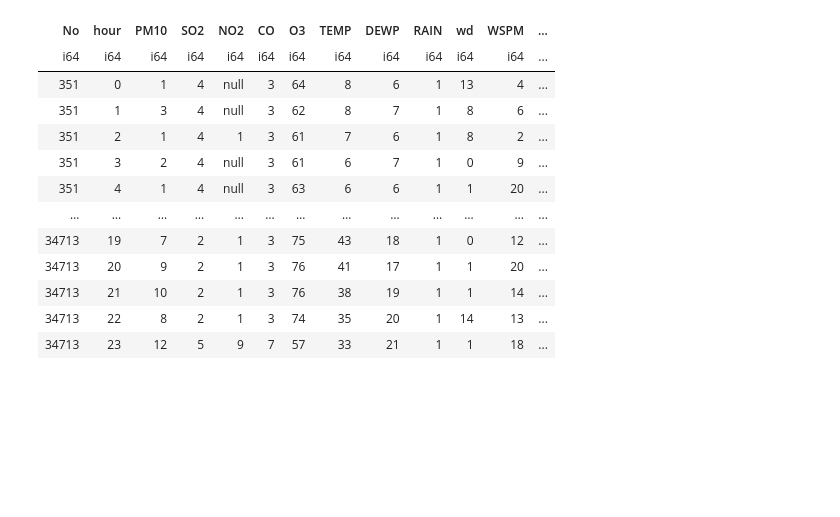
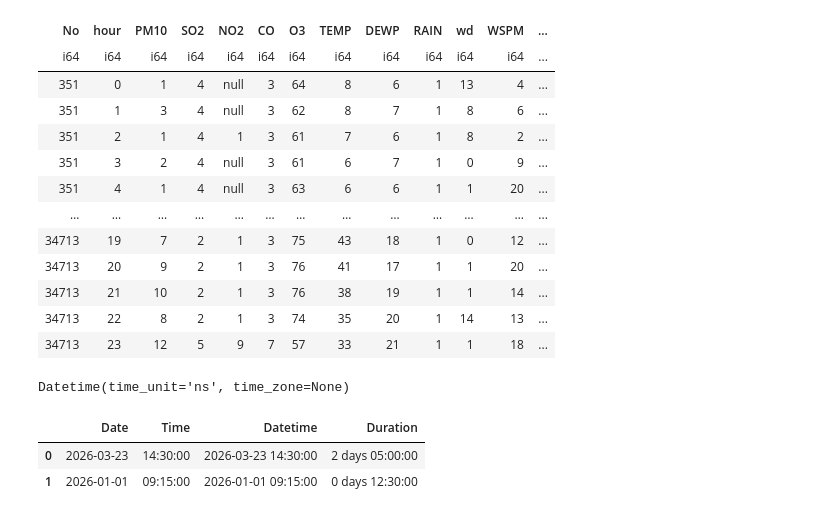
Before and after one commit to rzambrano1/tabular_nn, a Jupyter notebook: notebooks/tabular_argn.ipynb, the cells around one changed output. Drawn from its saved outputs; the diff is of its cells as text; code cells hidden in the pictures; blank space fills up the shorter version.

```diff
--- a/notebooks/tabular_argn.ipynb
+++ b/notebooks/tabular_argn.ipynb
@@ -1442,3 +1442,9 @@ shape: (35_064, 36)
 | 34713 | 21 | 10 | 2 | 1 | 3 | 76 | 38 | 19 | 1 | 1 | 14 | ... |
 | 34713 | 22 | 8 | 2 | 1 | 3 | 74 | 35 | 20 | 1 | 14 | 13 | ... |
 | 34713 | 23 | 12 | 5 | 9 | 7 | 57 | 33 | 21 | 1 | 1 | 18 | ... |
+# %%
+df_pl = pl.from_pandas(beijing_data_test._raw_data)
+col_name = "sample_date"
+df_pl["sample_date"].dtype
+# %% [output]
+Datetime(time_unit='ns', time_zone=None)
@@ -1444,0 +1463,6 @@ shape: (35_064, 36)
+# %%
+testing_datetime_types_df
+# %% [output]
+|  | Date | Time | Datetime | Duration |
+| 0 | 2026-03-23 | 14:30:00 | 2026-03-23 14:30:00 | 2 days 05:00:00 |
+| 1 | 2026-01-01 | 09:15:00 | 2026-01-01 09:15:00 | 0 days 12:30:00 |
```
Also changed, not shown: parts of 13 cells of this notebook, 2 other files.
